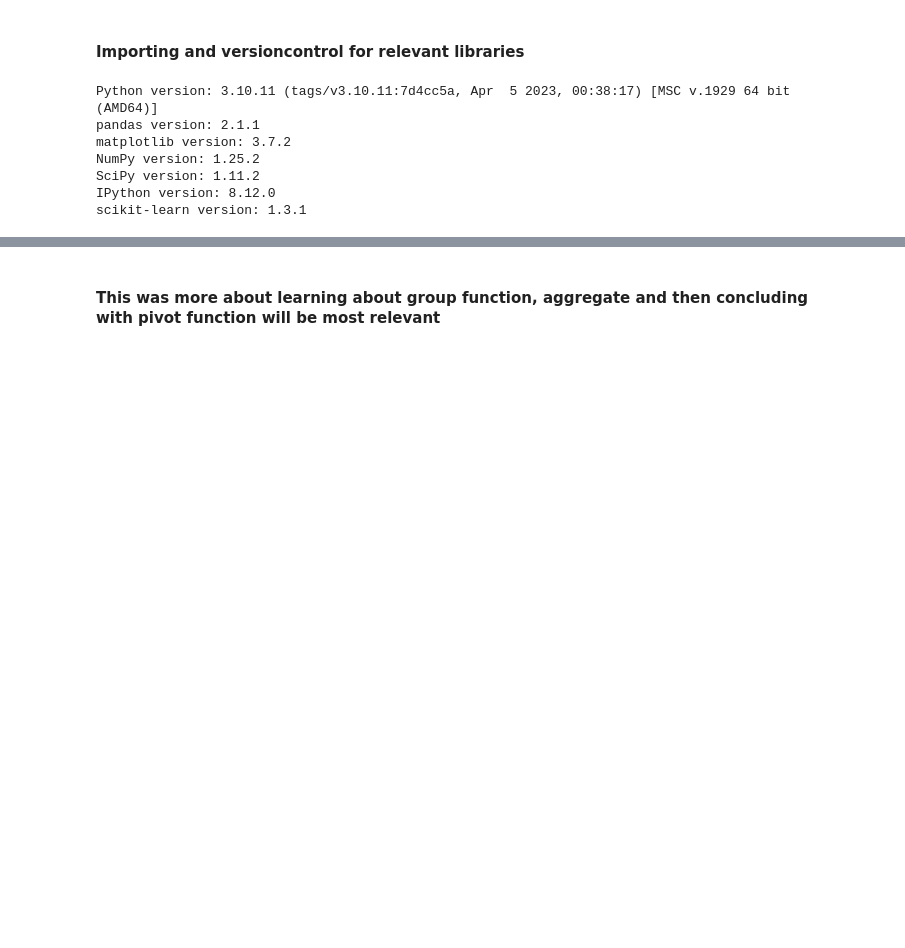
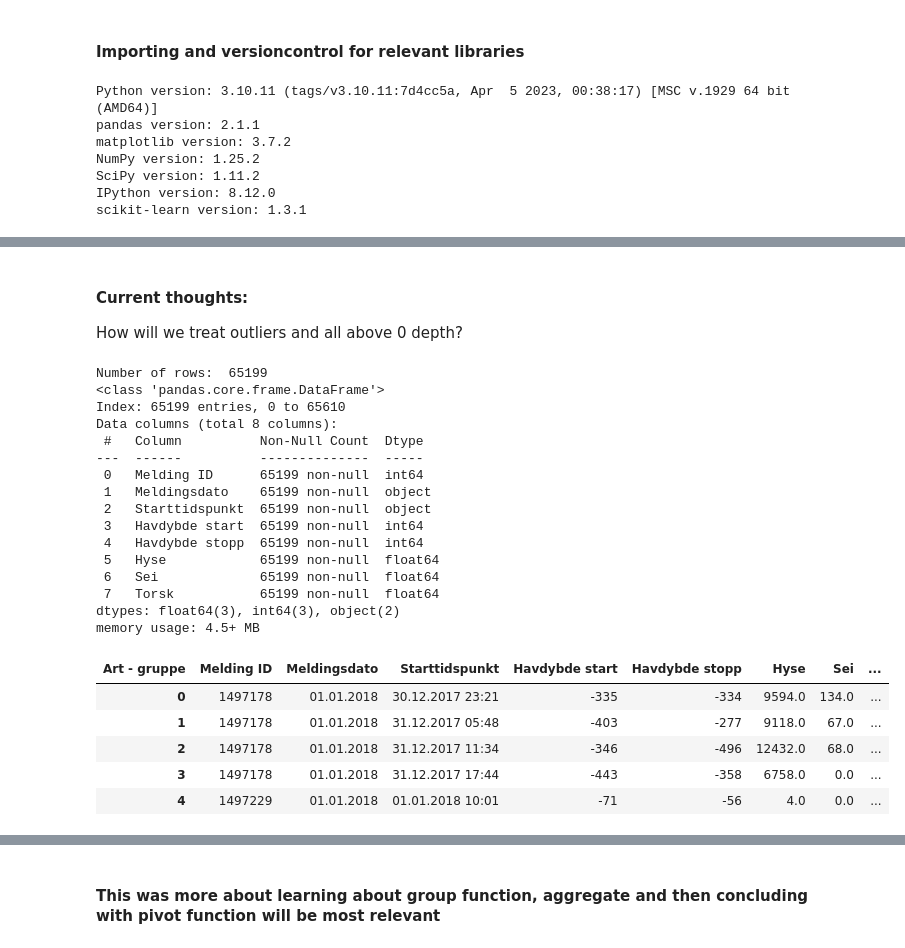
Before and after one commit to Pzorster/INFO284pzor, a Jupyter notebook: project.ipynb, the cells around one changed output, grey strips where cells are left out. Cells and saved outputs as stored; diff of their text form; code cells hidden in the pictures; blank space fills up the shorter version.

```diff
--- a/project.ipynb
+++ b/project.ipynb
@@ -255,0 +277,35 @@ sns.scatterplot(x='Havdybde start', y='Havdybde stopp', data=df, hue='Art - grup
+# %% [markdown]
+#### Current thoughts:
+How will we treat outliers and all above 0 depth?
+# %%
+#removing all rows where the depth is greater than -1
+df = df[df['Havdybde start'] <= -1]
+df = df[df['Havdybde stopp'] <= -1]
+
+#now counting the number of rows
+print("Number of rows: ", df.shape[0])
+df.info()
+df.head()
+# %% [output]
+Number of rows:  65199
+<class 'pandas.core.frame.DataFrame'>
+Index: 65199 entries, 0 to 65610
+Data columns (total 8 columns):
+ #   Column          Non-Null Count  Dtype
+---  ------          --------------  -----
+ 0   Melding ID      65199 non-null  int64
+ 1   Meldingsdato    65199 non-null  object
+ 2   Starttidspunkt  65199 non-null  object
+ 3   Havdybde start  65199 non-null  int64
+ 4   Havdybde stopp  65199 non-null  int64
+ 5   Hyse            65199 non-null  float64
+ 6   Sei             65199 non-null  float64
+ 7   Torsk           65199 non-null  float64
+dtypes: float64(3), int64(3), object(2)
+memory usage: 4.5+ MB
+| Art - gruppe | Melding ID | Meldingsdato | Starttidspunkt | Havdybde start | Havdybde stopp | Hyse | Sei | ... |
+| 0 | 1497178 | 01.01.2018 | 30.12.2017 23:21 | -335 | -334 | 9594.0 | 134.0 | ... |
+| 1 | 1497178 | 01.01.2018 | 31.12.2017 05:48 | -403 | -277 | 9118.0 | 67.0 | ... |
+| 2 | 1497178 | 01.01.2018 | 31.12.2017 11:34 | -346 | -496 | 12432.0 | 68.0 | ... |
+| 3 | 1497178 | 01.01.2018 | 31.12.2017 17:44 | -443 | -358 | 6758.0 | 0.0 | ... |
+| 4 | 1497229 | 01.01.2018 | 01.01.2018 10:01 | -71 | -56 | 4.0 | 0.0 | ... |
```
Also changed, not shown: parts of 15 cells of this notebook.
